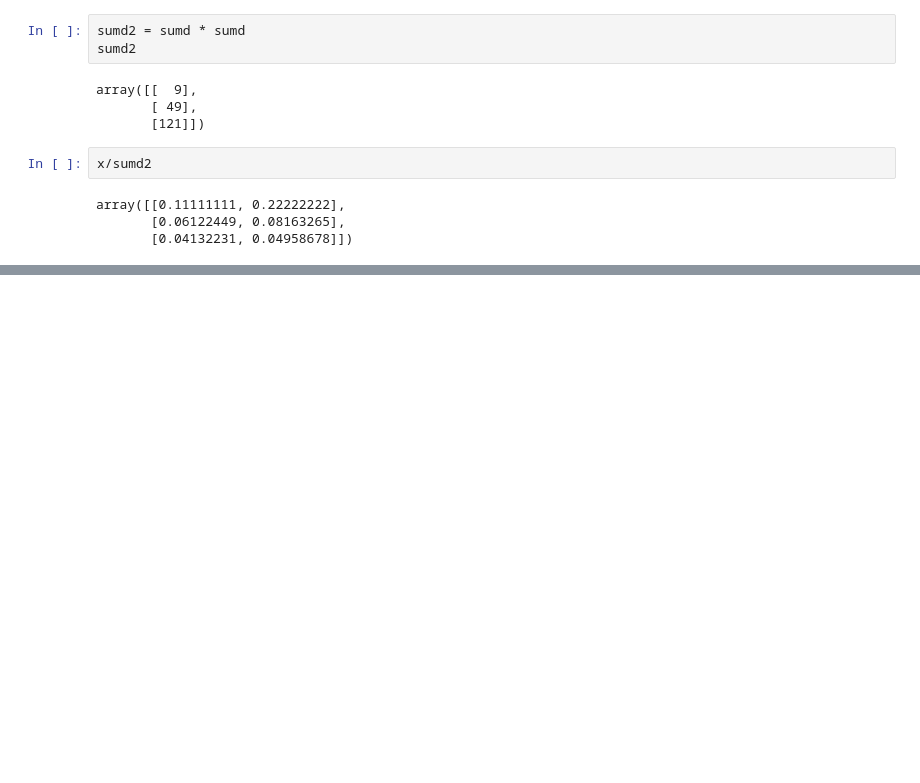
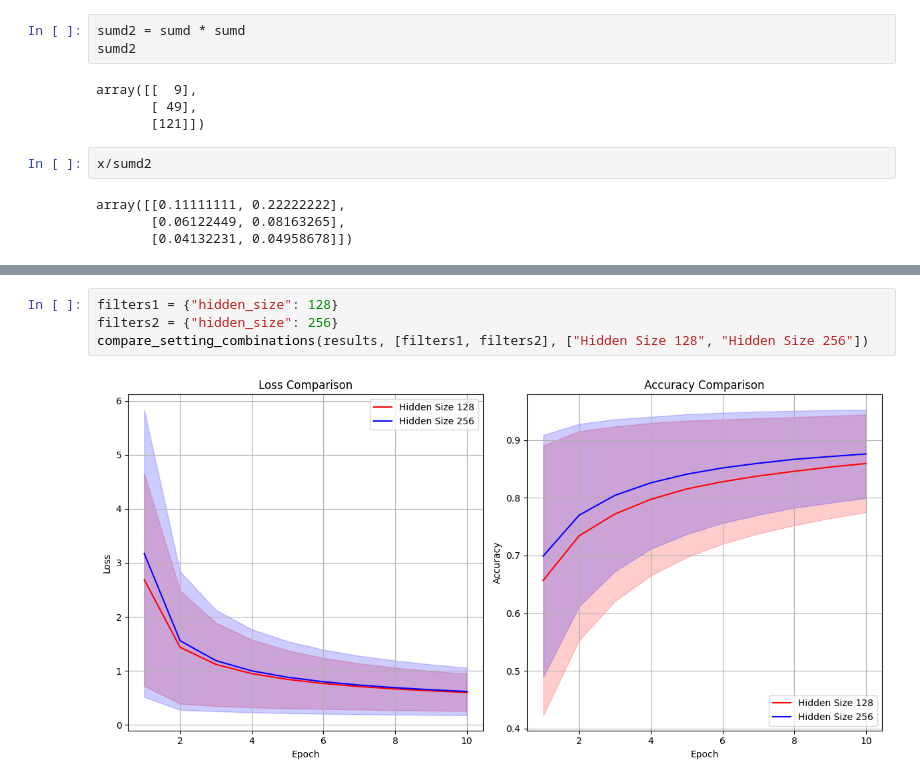
Before and after one commit to JianlongLei/vugrad_deep_learning_asg2, a Jupyter notebook: asg/asg2.ipynb, the cells around one changed output, grey strips where cells are left out. Drawn from its saved outputs; the diff is of its cells as text; blank space fills up the shorter version.

```diff
--- a/asg/asg2.ipynb
+++ b/asg/asg2.ipynb
@@ -108,0 +363,6 @@ def draw_plot_two_datasets(model_1, model_2, model_1_desc_label, model_2_desc_la
+# %%
+filters1 = {"hidden_size": 128}
+filters2 = {"hidden_size": 256}
+compare_setting_combinations(results, [filters1, filters2], ["Hidden Size 128", "Hidden Size 256"])
+# %% [output]
+[figure, added]
```
Also changed, not shown: parts of 21 cells of this notebook, 23 other files.
